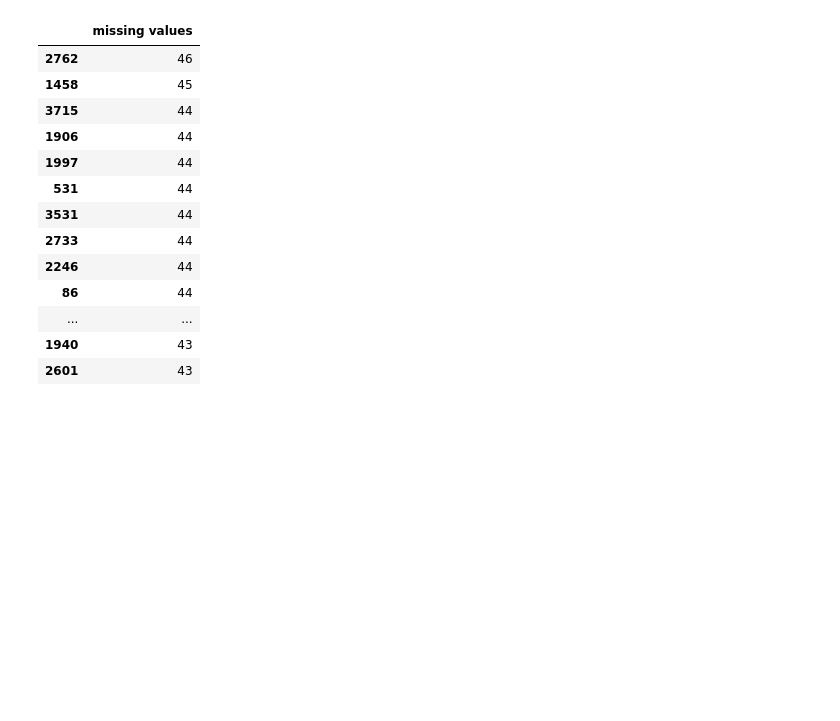
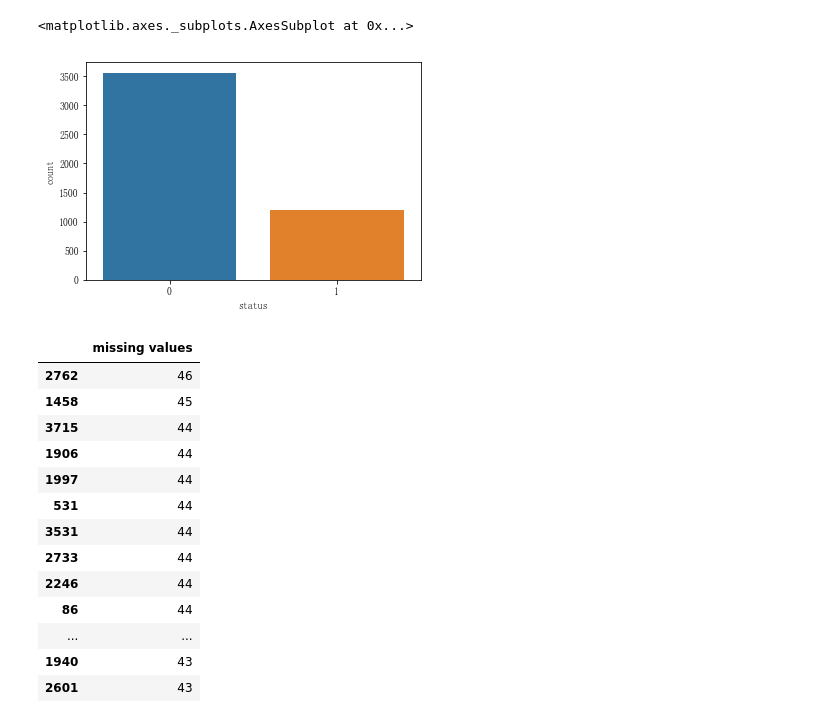
Before and after one commit to LittleSix1/Datawhale, a Jupyter notebook: Datawhale.ipynb, the cells around one changed output. Cells and saved outputs as stored; diff of their text form; code cells hidden in the pictures; blank space fills up the shorter version.

```diff
--- a/Datawhale.ipynb
+++ b/Datawhale.ipynb
@@ -5,0 +17,3 @@ from sklearn.model_selection import train_test_split
+# %%
+matplotlib.rcParams['font.sans-serif'] = ['FangSong'] #指定默认字体
+matplotlib.rcParams['axes.unicode_minus'] = False # 解决保存图像是负号'-'显示为方块的问题
@@ -29,3 +84,8 @@ memory usage: 3.3+ MB
+# %%
+sns.countplot(data['status']) #查看目标值的比例
+# %% [output]
+<matplotlib.axes._subplots.AxesSubplot at 0x...>
+[figure, added]
 # %%
 # 查看每行中缺失了多少个值，有的缺失了超过40个 这时考虑是否这些样本有用要删除掉。暂时先不考虑
 line = []
```
Also changed, not shown: parts of 106 cells of this notebook, 1 other file.
